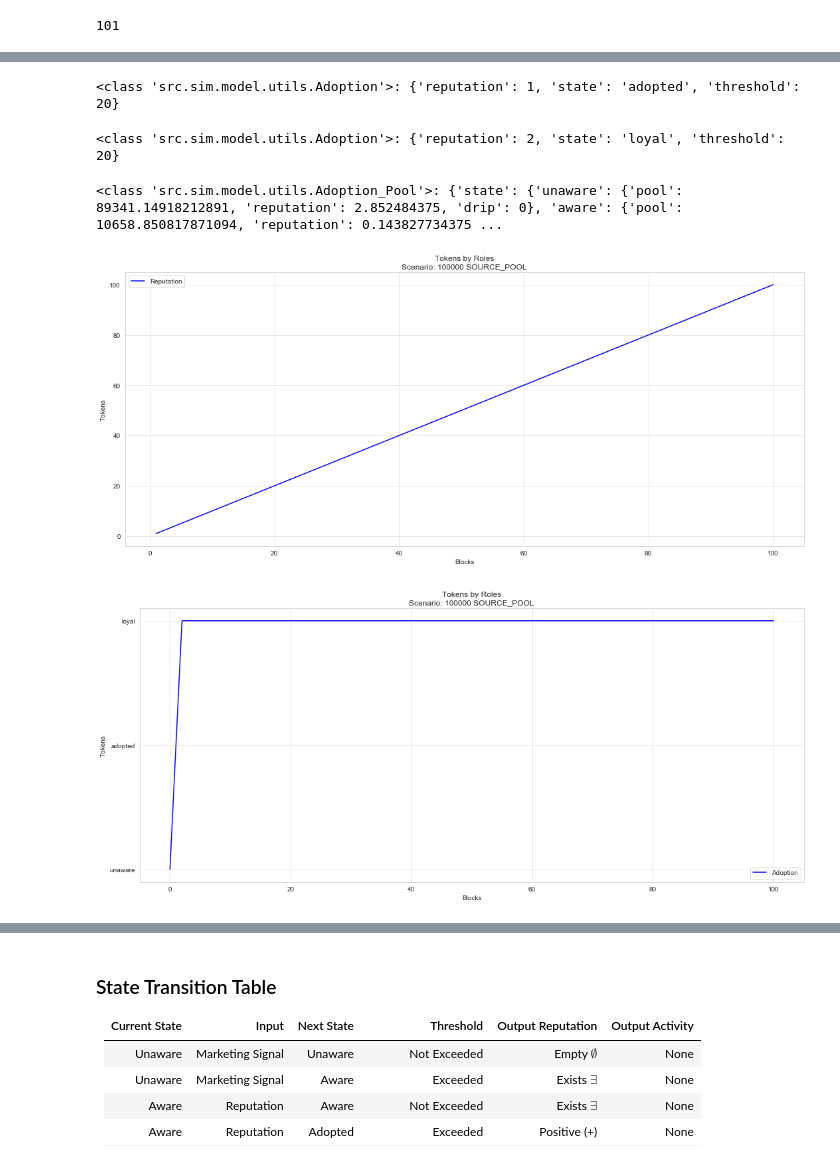
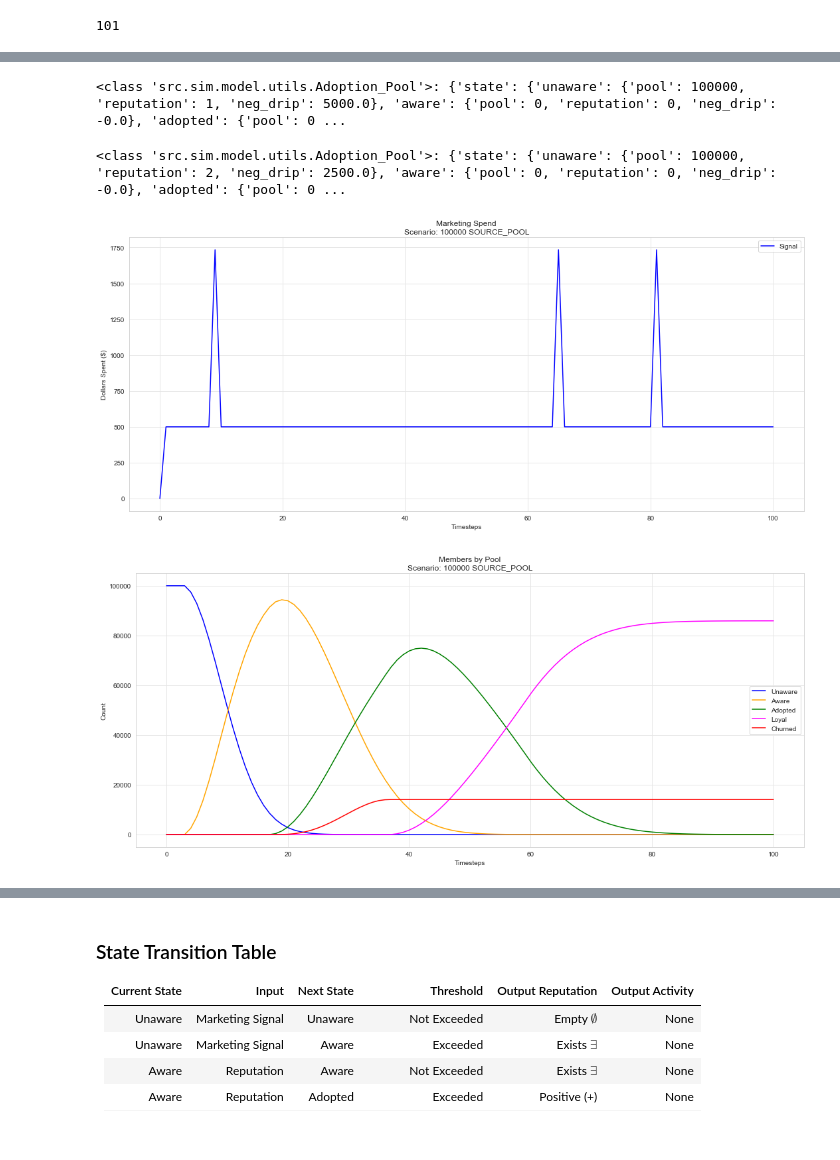
Before and after one commit to matttyb80/adoption_funnel, a Jupyter notebook: test.ipynb, the cells around one changed output, grey strips where cells are left out. Cells and saved outputs as stored; diff of their text form; code cells hidden in the pictures.

```diff
--- a/test.ipynb
+++ b/test.ipynb
@@ -63,12 +54,8 @@ print(first_experiment.adoption[0])
 # %%
-print(first_experiment.adoption[2])
+print(first_experiment.pool[2])
 # %% [output]
-<class 'src.sim.model.utils.Adoption'>: {'reputation': 1, 'state': 'adopted', 'threshold': 20}
+<class 'src.sim.model.utils.Adoption_Pool'>: {'state': {'unaware': {'pool': 100000, 'reputation': 1, 'neg_drip': 5000.0}, 'aware': {'pool': 0, 'reputation': 0, 'neg_drip': -0.0}, 'adopted': {'pool': 0 ...
 # %%
-print(first_experiment.adoption[4])
+print(first_experiment.pool[4])
 # %% [output]
-<class 'src.sim.model.utils.Adoption'>: {'reputation': 2, 'state': 'loyal', 'threshold': 20}
+<class 'src.sim.model.utils.Adoption_Pool'>: {'state': {'unaware': {'pool': 100000, 'reputation': 2, 'neg_drip': 2500.0}, 'aware': {'pool': 0, 'reputation': 0, 'neg_drip': -0.0}, 'adopted': {'pool': 0 ...
-# %%
-print(first_experiment.pool[6])
-# %% [output]
-<class 'src.sim.model.utils.Adoption_Pool'>: {'state': {'unaware': {'pool': 89341.14918212891, 'reputation': 2.852484375, 'drip': 0}, 'aware': {'pool': 10658.850817871094, 'reputation': 0.143827734375 ...
@@ -94,8 +76,22 @@ while cc_idx<len(experiments):
     sub_experiments.reset_index(drop=False)
     for i, experiment in sub_experiments.iterrows():
         df = experiment['dataset'].copy()
-        df['rep_count'] = df.adoption.apply(lambda x: np.array(x.reputation))
-        df['adopt_state'] = df.adoption.apply(lambda x: np.array(x.state))
+
+#         for key, value in df.pool.items(): #state.items():
+#             print('key',key,'value',value)
+#             for keys, values in value.items(): #state.items():
+#                 print('keys',keys,'values',values)
+
+#         df['unaware'] = df.pool.apply(lambda x: np.array(x.state['unaware']['pool']))
+#         df['aware'] = df.pool.apply(lambda x: np.array(x.state['aware']['pool']))
+#         df['adopted'] = df.pool.apply(lambda x: np.array(x.state['adopted']['pool']))
+#         df['loyal'] = df.pool.apply(lambda x: np.array(x.state['loyal']['pool']))
+#         df['churned'] = df.pool.apply(lambda x: np.array(x.state['churned']['pool']))
+
+
+
+#             print(df[key])
+#         df['adopt_state'] = df.adoption.apply(lambda x: np.array(x.state))
 
 
 #         df['j_wallet'] = np.array(df.j_wallet,dtype = float)
@@ -104,20 +100,22 @@ while cc_idx<len(experiments):
 
         plot_label = experiment['SOURCE_POOL']
         ax = axs
-        title = 'Tokens by Roles' + '\n' + 'Scenario: ' + str(cc_label)  + ' SOURCE_POOL'
+        title = 'Marketing Spend' + '\n' + 'Scenario: ' + str(cc_label)  + ' SOURCE_POOL'
         ax.set_title(title)
-        ax.set_ylabel('Tokens')
-        colors = ['b','orange', 'g', 'r']
+        ax.set_ylabel('Dollars Spent ($)')
+        colors = ['b','orange', 'g', 'magenta', 'r']
 
 #         ax.plot(df_j.timestep, df_j['j_wallet']['mean'],color = colors[0], label='j_wallet')
-        ax.plot(df.timestep, df['rep_count'],color = colors[0], label='Reputation')
+        ax.plot(df.timestep, df['signal'],color = colors[0], label='Signal')
+
+
 
         ax.legend()
 #         ax.fill_between(df_j.timestep, df_j[('j_wallet','min')], df_j[('j_wallet','max')], alpha=0.3 ,color = colors[0],label='j_wallet')
 
 #         ax.fill_between(df_j.timestep, df_j[('j_wallet','min')], df_j[('j_wallet','max')], alpha=0.3 ,color = colors[0],label='j_wallet')
 
-        ax.set_xlabel('Blocks')
+        ax.set_xlabel('Timesteps')
         ax.grid(color='0.9', linestyle='-', linewidth=1)
 
         plt.tight_layout()
@@ -127,7 +125,7 @@ fig.patch.set_alpha(1)
 display(fig)
 plt.close()
 # %% [output]
-[figure, old version]
+[figure, new version]
 # %%
 experiments = experiments.sort_values(by =['SOURCE_POOL']).reset_index(drop=True)
 
@@ -144,38 +142,57 @@ while cc_idx<len(experiments):
     fig, axs = plt.subplots(ncols=cols, nrows=rows, figsize=(15*cols,7*rows))
     sub_experiments.reset_index(drop=False)
     for i, experiment in sub_experiments.iterrows():
         df = experiment['dataset'].copy()
-        df['rep_count'] = df.adoption.apply(lambda x: np.array(x.reputation))
-        df['adopt_state'] = df.adoption.apply(lambda x: np.array(x.state))
+
+#         for key, value in df.pool.items(): #state.items():
+#             print('key',key,'value',value)
+#             for keys, values in value.items(): #state.items():
+#                 print('keys',keys,'values',values)
+
+        df['unaware'] = df.pool.apply(lambda x: np.array(x.state['unaware']['pool']))
+        df['aware'] = df.pool.apply(lambda x: np.array(x.state['aware']['pool']))
+        df['adopted'] = df.pool.apply(lambda x: np.array(x.state['adopted']['pool']))
+        df['loyal'] = df.pool.apply(lambda x: np.array(x.state['loyal']['pool']))
+        df['churned'] = df.pool.apply(lambda x: np.array(x.state['churned']['pool']))
+
+
+
+#             print(df[key])
+#         df['adopt_state'] = df.adoption.apply(lambda x: np.array(x.state))
 
 
 #         df['j_wallet'] = np.array(df.j_wallet,dtype = float)
 
 #         df_j = df.groupby('timestep').agg({'j_wallet': ['min', 'mean', 'max']}).reset_index()
 
         plot_label = experiment['SOURCE_POOL']
         ax = axs
-        title = 'Tokens by Roles' + '\n' + 'Scenario: ' + str(cc_label)  + ' SOURCE_POOL'
+        title = 'Members by Pool' + '\n' + 'Scenario: ' + str(cc_label)  + ' SOURCE_POOL'
         ax.set_title(title)
-        ax.set_ylabel('Tokens')
-        colors = ['b','orange', 'g', 'r']
+        ax.set_ylabel('Count')
+        colors = ['b','orange', 'g', 'magenta', 'r']
 
 #         ax.plot(df_j.timestep, df_j['j_wallet']['mean'],color = colors[0], label='j_wallet')
-        ax.plot(df.timestep, df['adopt_state'],color = colors[0], label='Adoption')
+        ax.plot(df.timestep, df['unaware'],color = colors[0], label='Unaware')
+        ax.plot(df.timestep, df['aware'],color = colors[1], label='Aware')
+        ax.plot(df.timestep, df['adopted'],color = colors[2], label='Adopted')
+        ax.plot(df.timestep, df['loyal'],color = colors[3], label='Loyal')
+        ax.plot(df.timestep, df['churned'],color = colors[4], label='Churned')
+
 
         ax.legend()
 #         ax.fill_between(df_j.timestep, df_j[('j_wallet','min')], df_j[('j_wallet','max')], alpha=0.3 ,color = colors[0],label='j_wallet')
 
 #         ax.fill_between(df_j.timestep, df_j[('j_wallet','min')], df_j[('j_wallet','max')], alpha=0.3 ,color = colors[0],label='j_wallet')
 
-        ax.set_xlabel('Blocks')
+        ax.set_xlabel('Timesteps')
         ax.grid(color='0.9', linestyle='-', linewidth=1)
 
         plt.tight_layout()
 
 fig.tight_layout(rect=[0, 0, 1, .97])
 fig.patch.set_alpha(1)
 display(fig)
 plt.close()
 # %% [output]
-[figure, old version]
+[figure, new version]
```
Also changed, not shown: parts of 19 cells of this notebook, 5 other files.
